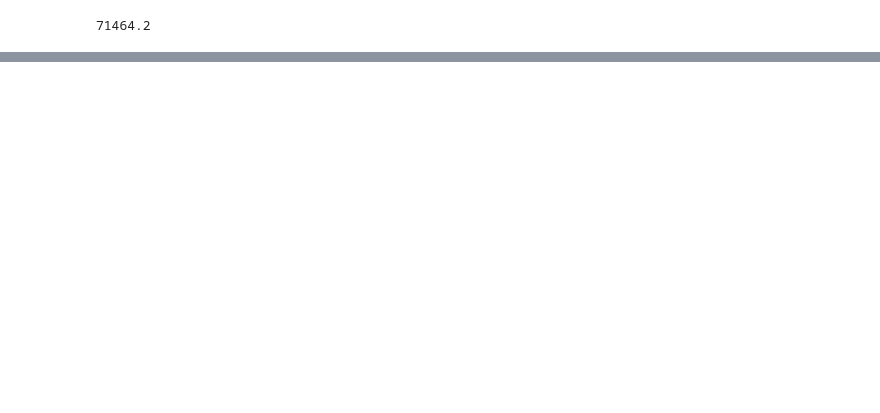
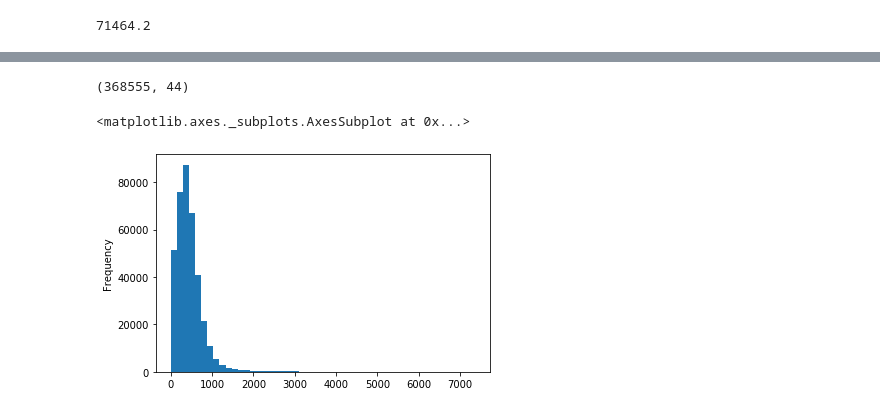
Before and after one commit to ramonprz01/bg-insead-project, a Jupyter notebook: unsupervised_ml/clustering_test.ipynb, the cells around one changed output, grey strips where cells are left out. Drawn from its saved outputs; the diff is of its cells as text; code cells hidden in the pictures; blank space fills up the shorter version.

```diff
--- a/unsupervised_ml/clustering_test.ipynb
+++ b/unsupervised_ml/clustering_test.ipynb
@@ -159,0 +147,21 @@ Name: year, dtype: int64
+# %%
+df = df[df['CanonEmployer'].notna()]
+df = df[df['JobText'].notna()]
+df = df[df['CleanJobTitle'].notna()]
+# %%
+df.shape
+# %% [output]
+(368555, 44)
+# %%
+df['clean_text'] = df['JobText'].apply(lambda x: ' '.join(list(filter(None, x.split('\n')))))
+df['charac_text_len'] = df['clean_text'].apply(len)
+df['low_clean'] = df['clean_text'].apply(lambda x: x.lower())
+# %%
+df['list_job_text'] = df['clean_text'].apply(lambda x: list(filter(None, x.split())))
+# %%
+df['len_job_text'] = df['list_job_text'].apply(len)
+# %%
+df['len_job_text'].plot(kind='hist', bins=50)
+# %% [output]
+<matplotlib.axes._subplots.AxesSubplot at 0x...>
+[figure, added]
```
Also changed, not shown: parts of 26 cells of this notebook.
